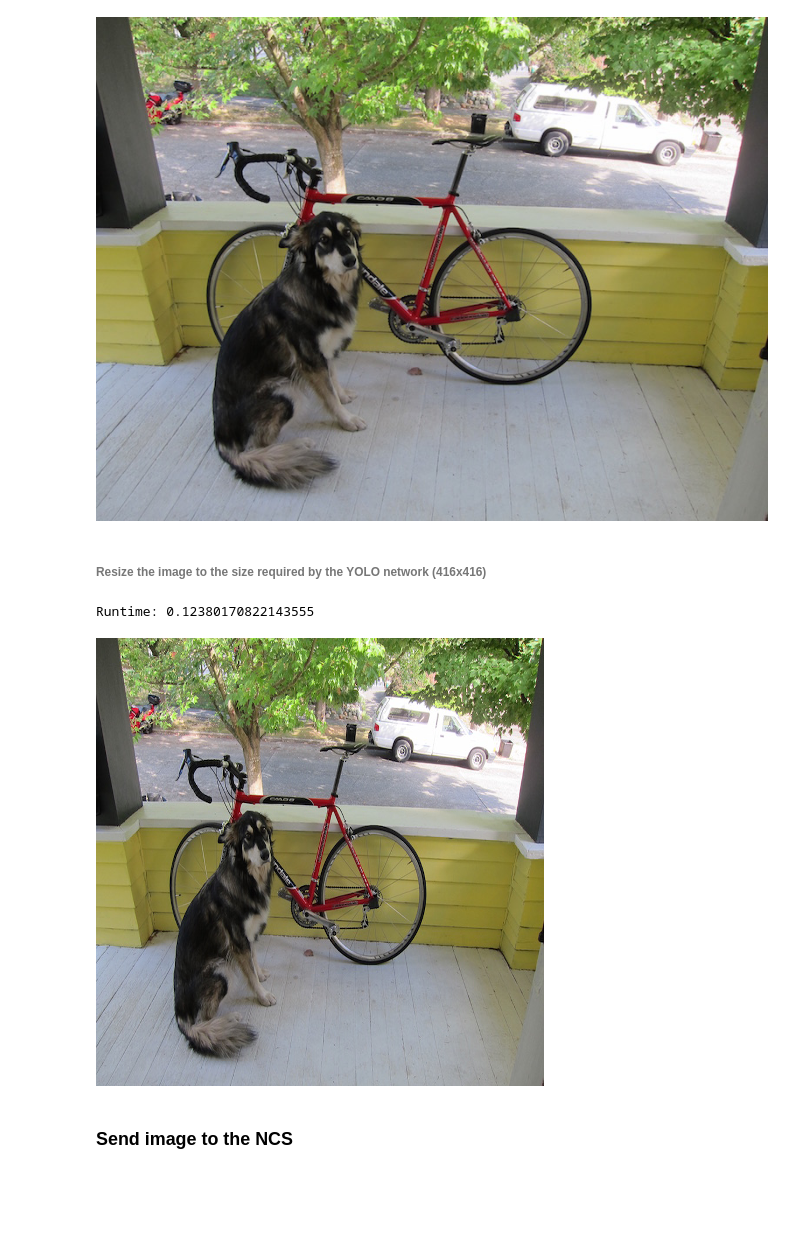
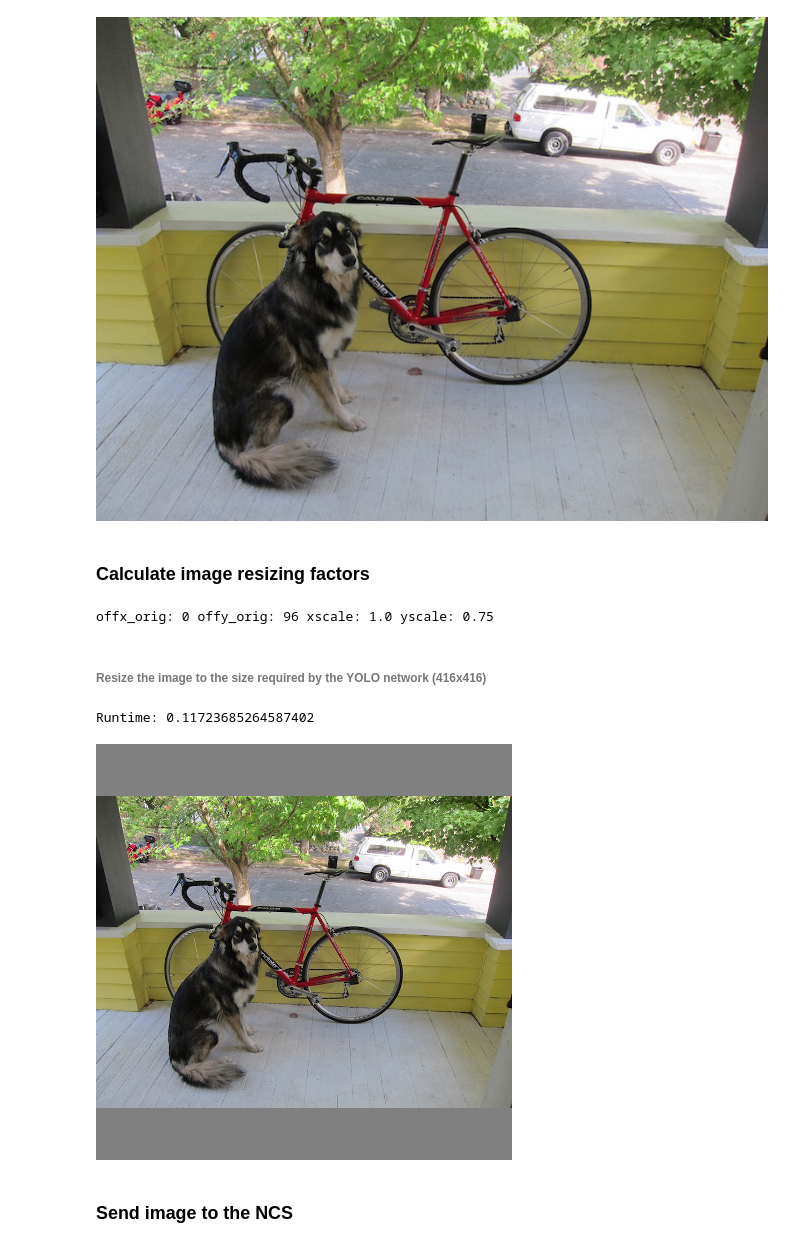
Before and after one commit to StudiousStone/pynq-ncs-yolo-v2, a Jupyter notebook: notebooks/yolo-v2-image.ipynb, the cells around one changed output. Cells and saved outputs as stored; diff of their text form; code cells hidden in the pictures; blank space fills up the shorter version.

```diff
--- a/notebooks/yolo-v2-image.ipynb
+++ b/notebooks/yolo-v2-image.ipynb
@@ -31,23 +31,56 @@ img = PIL.Image.fromarray(frame)
 img
 # %% [output]
 [figure]
+# %% [markdown]
+### Calculate image resizing factors
+# %%
+# YOLOv2 input frame dimensions
+dim = detector.dim
+
+imgw = frame.shape[1]
+imgh = frame.shape[0]
+ncs_frame = np.empty((dim[0], dim[1], 3))
+ncs_frame.fill(0.5)
+
+if imgh/imgw > dim[1]/dim[0]:
+    neww = int(imgw * dim[1] / imgh)
+    newh = dim[1]
+else:
+    newh = int(imgh * dim[0] / imgw)
+    neww = dim[0]
+offx = int((dim[0] - neww)/2)
+offy = int((dim[1] - newh)/2)
+
+# X offset of the image WRT the original image size
+offx_orig = int(offx*imgw/neww)
+# Y offset of the image WRT the original image size
+offy_orig = int(offy*imgh/newh)
+# Horizontal scale factor
+xscale = neww/dim[0]
+# Vertical scale factor
+yscale = newh/dim[1]
+
+print('offx_orig:',offx_orig,'offy_orig:',offy_orig,'xscale:',xscale,'yscale:',yscale)
+# %% [output]
+offx_orig: 0 offy_orig: 96 xscale: 1.0 yscale: 0.75
 # %% [markdown]
 ###### Resize the image to the size required by the YOLO network (416x416)
 # %%
 start_time = time.time()
 
-small_frame = cv2.resize(frame, dsize=(416, 416), interpolation=cv2.INTER_CUBIC)
-ncs_frame = small_frame.copy()/255.0
+# Resize the frame, keeping the proportions the same
+small_frame = cv2.resize(frame, dsize=(neww, newh), interpolation=cv2.INTER_CUBIC)
+ncs_frame[offy:offy+newh,offx:offx+neww,:] = small_frame.copy()/255.0
 
 end_time = time.time()
 print('Runtime:',end_time-start_time)
 
 # Display image in Jupyter notebook
-img = PIL.Image.fromarray(small_frame)
+img = PIL.Image.fromarray(np.around(ncs_frame*255.0).astype(np.uint8))
 img
 # %% [output]
-Runtime: 0.12380170822143555
+Runtime: 0.11723685264587402
-[figure, old version]
+[figure, new version]
 # %% [markdown]
 ### Send image to the NCS
 # %%
```
Also changed, not shown: parts of 2 cells of this notebook, 4 other files.
